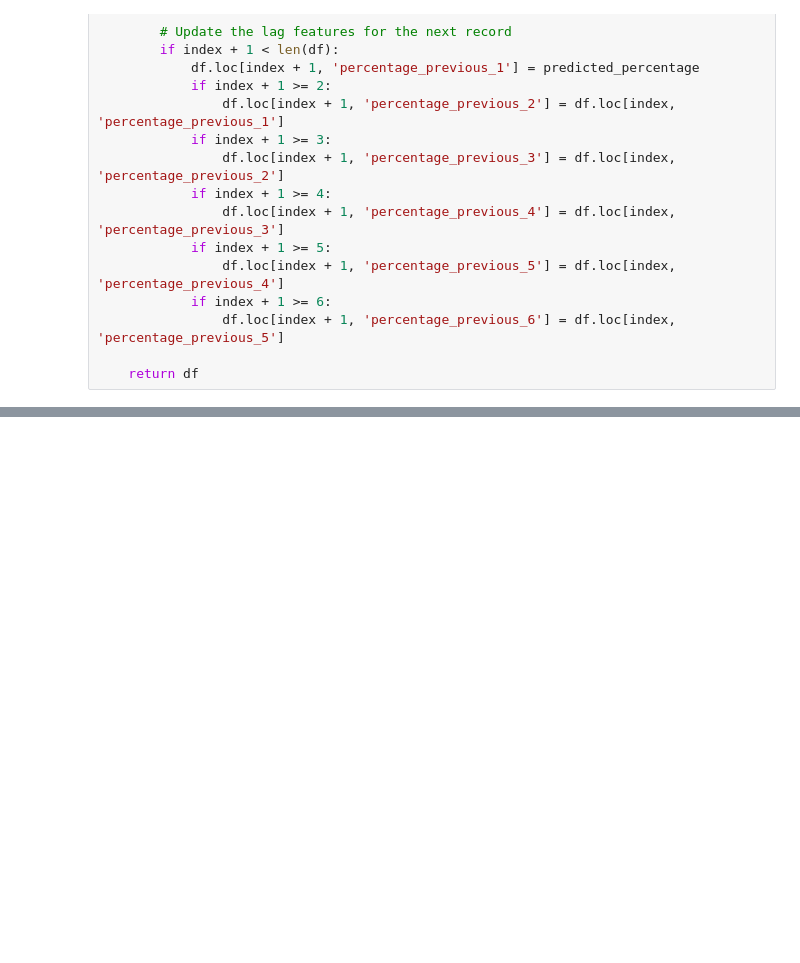
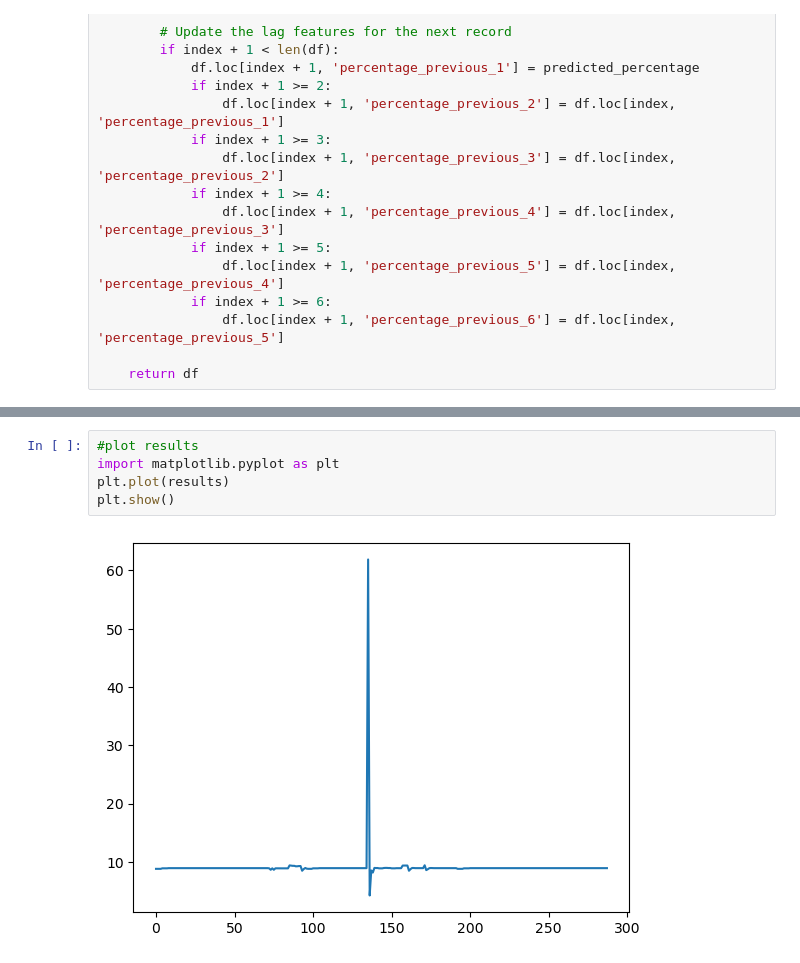
Before and after one commit to TeaDrinkingProgrammer/brabant-water-capstone, a Jupyter notebook: pocs/pocv2.ipynb, the cells around one changed output, grey strips where cells are left out. Saved outputs shown, nothing was run; the diff lists cells and outputs as text; blank space fills up the shorter version.

```diff
--- a/pocs/pocv2.ipynb
+++ b/pocs/pocv2.ipynb
@@ -131,0 +191,7 @@ df
+# %%
+#plot results
+import matplotlib.pyplot as plt
+plt.plot(results)
+plt.show()
+# %% [output]
+[figure, added]
```
Also changed, not shown: parts of 6 cells of this notebook.
